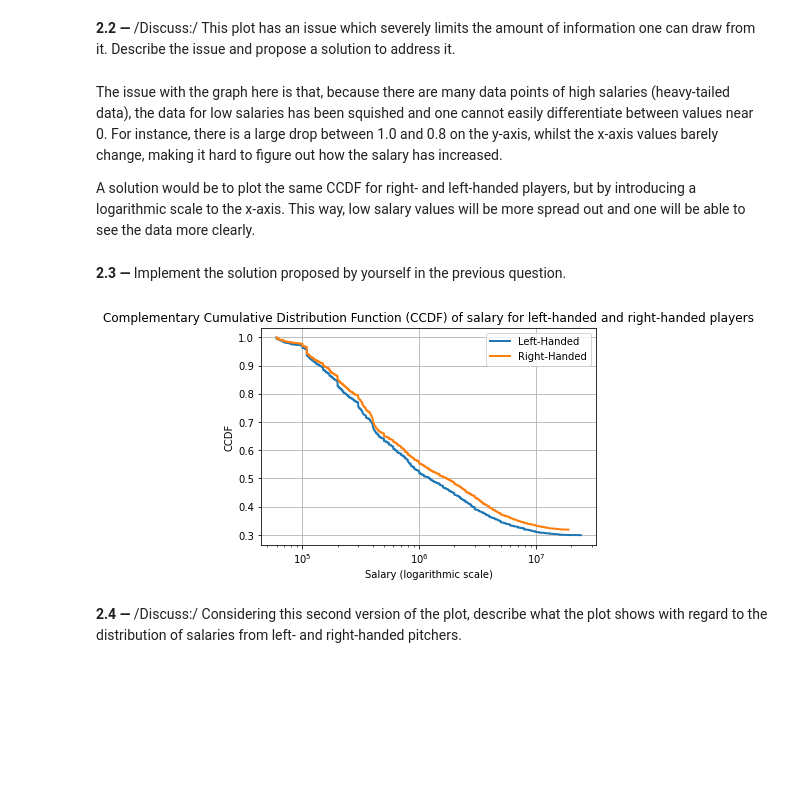
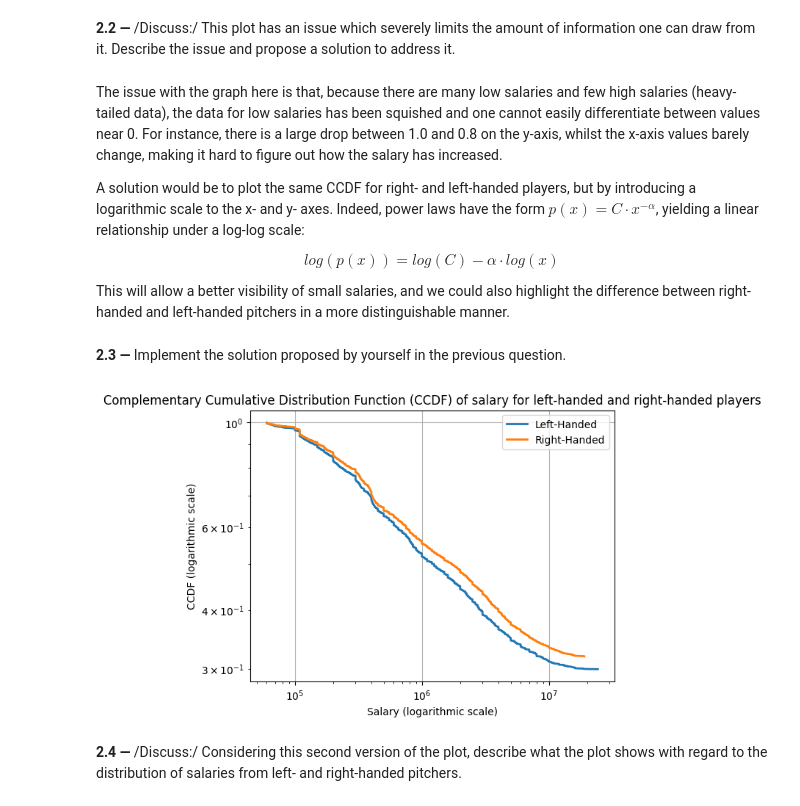
Before and after one commit to benjaminAouzir/FautTrouverUnNomPourADA, a Jupyter notebook: 01 - Pandas Data Wrangling and Data Viz/h1.ipynb, the cells around one changed output. Drawn from its saved outputs; the diff is of its cells as text; code cells hidden in the pictures; blank space fills up the shorter version.

```diff
--- a/01 - Pandas Data Wrangling and Data Viz/h1.ipynb
+++ b/01 - Pandas Data Wrangling and Data Viz/h1.ipynb
@@ -312,40 +312,50 @@ plt.show()
 # %% [markdown]
 **2.2 —** /Discuss:/ This plot has an issue which severely limits the amount of information one can draw from it. Describe the issue and propose a solution to address it.
 # %% [markdown]
-The issue with the graph here is that, because there are many data points of high salaries (heavy-tailed data), the data for low salaries has been squished and one cannot easily differentiate between values near 0. For instance, there is a large drop between 1.0 and 0.8 on the y-axis, whilst the x-axis values barely change, making it hard to figure out how the salary has increased.
+The issue with the graph here is that, because there are many low salaries and few high salaries (heavy-tailed data), the data for low salaries has been squished and one cannot easily differentiate between values near 0. For instance, there is a large drop between 1.0 and 0.8 on the y-axis, whilst the x-axis values barely change, making it hard to figure out how the salary has increased.
 
-A solution would be to plot the same CCDF for right- and left-handed players, but by introducing a logarithmic scale to the x-axis. This way, low salary values will be more spread out and one will be able to see the data more clearly.
+A solution would be to plot the same CCDF for right- and left-handed players, but by introducing a logarithmic scale to the x- and y- axes. Indeed, power laws have the form $p(x) = C \cdot x^{-\alpha}$, yielding a linear relationship under a log-log scale:
+
+$$
+log(p(x)) = log(C) - \alpha \cdot log(x)
+$$
+
+This will allow a better visibility of small salaries, and we could also highlight the difference between right-handed and left-handed pitchers in a more distinguishable manner.
 # %% [markdown]
 **2.3 —** Implement the solution proposed by yourself in the previous question.
 # %%
 # Filter for left-hand and right-hand players
 left_handed = df[df['throws'] == 'L']
 right_handed = df[df['throws'] == 'R']
 
 # Create an array of salary values for each group
 left_handed_salaries = left_handed['salary'].values
 right_handed_salaries = right_handed['salary'].values
 
 # Sort the arrays for calculation
 left_handed_salaries.sort()
 right_handed_salaries.sort()
 
 # Calculate CCDF
 left_handed_ccdf = 1 - np.arange(1, len(left_handed_salaries) + 1) / len(left_handed_salaries)
 right_handed_ccdf = 1 - np.arange(1, len(right_handed_salaries) + 1) / len(right_handed_salaries)
 
 # Plot
 plt.plot(left_handed_salaries, left_handed_ccdf, label='Left-Handed', linewidth=2)
 plt.plot(right_handed_salaries, right_handed_ccdf, label='Right-Handed', linewidth=2)
 plt.xlabel('Salary (logarithmic scale)')
-plt.ylabel('CCDF')
+plt.ylabel('CCDF (logarithmic scale)')
+
+# log log scale
 plt.xscale('log')
+plt.yscale('log')
+
 plt.title('Complementary Cumulative Distribution Function (CCDF) of salary for left-handed and right-handed players')
 plt.legend()
 plt.grid()
 plt.show()
 # %% [output]
-[figure, old version]
+[figure, new version]
 # %% [markdown]
 **2.4 —** /Discuss:/ Considering this second version of the plot, describe what the plot shows with regard to the distribution of salaries from left- and right-handed pitchers.
 # %% [markdown]
```
Also changed, not shown: parts of 16 cells of this notebook.
